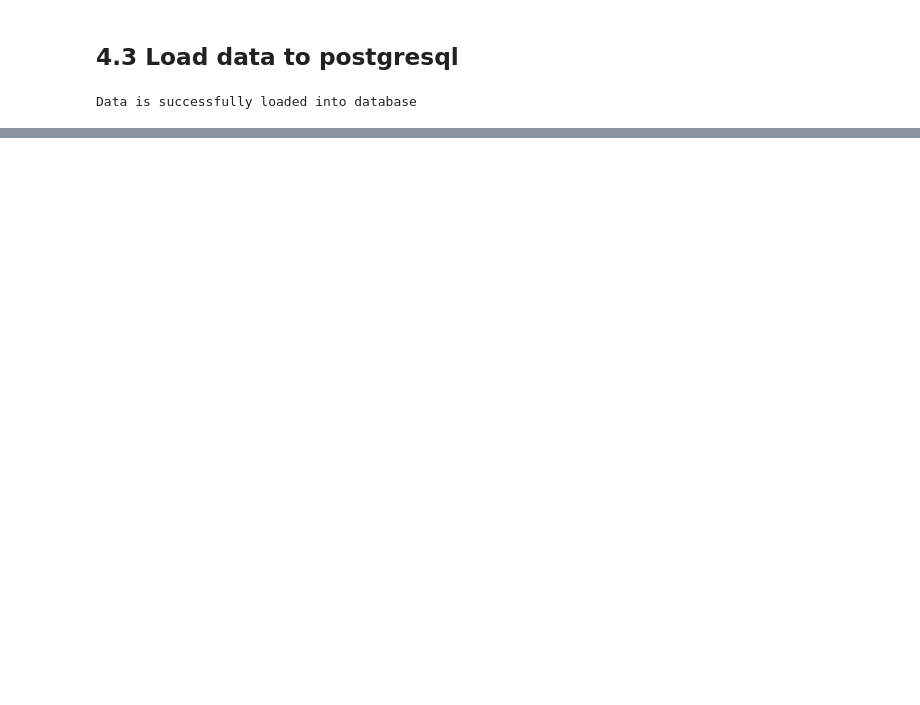
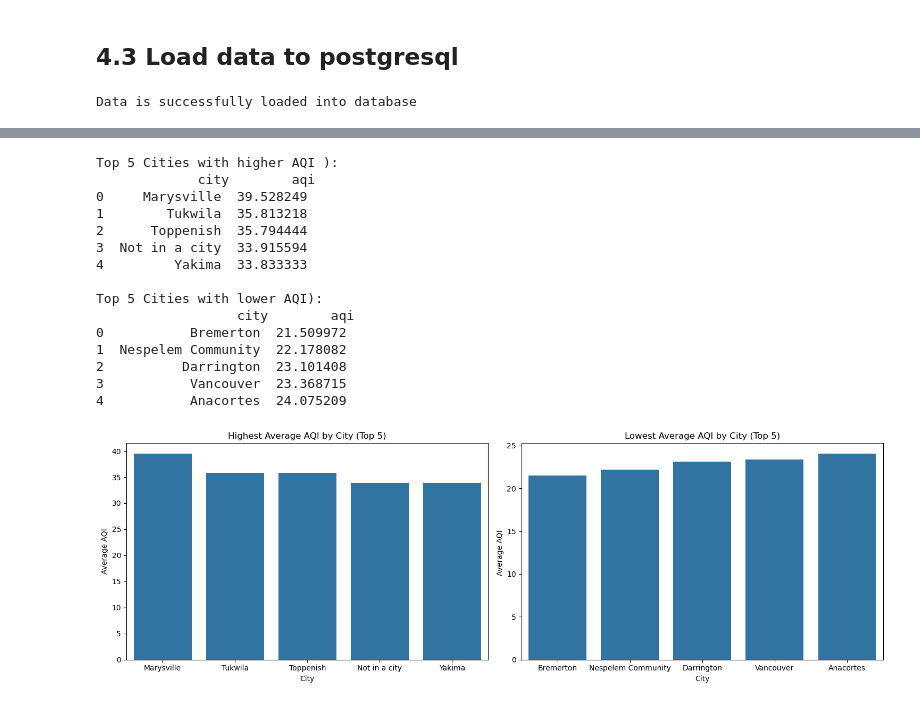
Before and after one commit to x23364394/Environmenatal_impact_of_EV_adoption, a Jupyter notebook: Group_Q.ipynb, the cells around one changed output, grey strips where cells are left out. Saved outputs shown, nothing was run; the diff lists cells and outputs as text; code cells hidden in the pictures; blank space fills up the shorter version.

```diff
--- a/Group_Q.ipynb
+++ b/Group_Q.ipynb
@@ -914,0 +1005,42 @@ Data is successfully loaded into database
+# %%
+# Average AQI of cities
+city_with_high_aqi = df.groupby('city')['aqi'].mean().sort_values(ascending=False).reset_index()
+city_with_low_aqi = df.groupby('city')['aqi'].mean().sort_values(ascending=True).reset_index()
+print("\nTop 5 Cities with higher AQI ):\n", (city_with_high_aqi.head()))
+print("\nTop 5 Cities with lower AQI):\n",(city_with_low_aqi.head()))
+
+# High aqi average plot
+plt.figure(figsize=(15, 5))
+
+plt.subplot(1, 2, 1)
+sns.barplot(x='city', y='aqi', data=city_with_high_aqi.head(5))
+plt.title('Highest Average AQI by City (Top 5)')
+plt.xlabel('City')
+plt.ylabel('Average AQI')
+
+
+# low aqi average plot
+plt.subplot(1, 2, 2)
+sns.barplot(x='city', y='aqi', data=city_with_low_aqi.head(5))
+plt.title('Lowest Average AQI by City (Top 5)')
+plt.xlabel('City')
+plt.ylabel('Average AQI ')
+plt.tight_layout()
+plt.show()
+# %% [output]
+Top 5 Cities with higher AQI ):
+             city        aqi
+0     Marysville  39.528249
+1        Tukwila  35.813218
+2      Toppenish  35.794444
+3  Not in a city  33.915594
+4         Yakima  33.833333
+
+Top 5 Cities with lower AQI):
+                  city        aqi
+0           Bremerton  21.509972
+1  Nespelem Community  22.178082
+2          Darrington  23.101408
+3           Vancouver  23.368715
+4           Anacortes  24.075209
+[figure, added]
```
Also changed, not shown: parts of 57 cells of this notebook.
